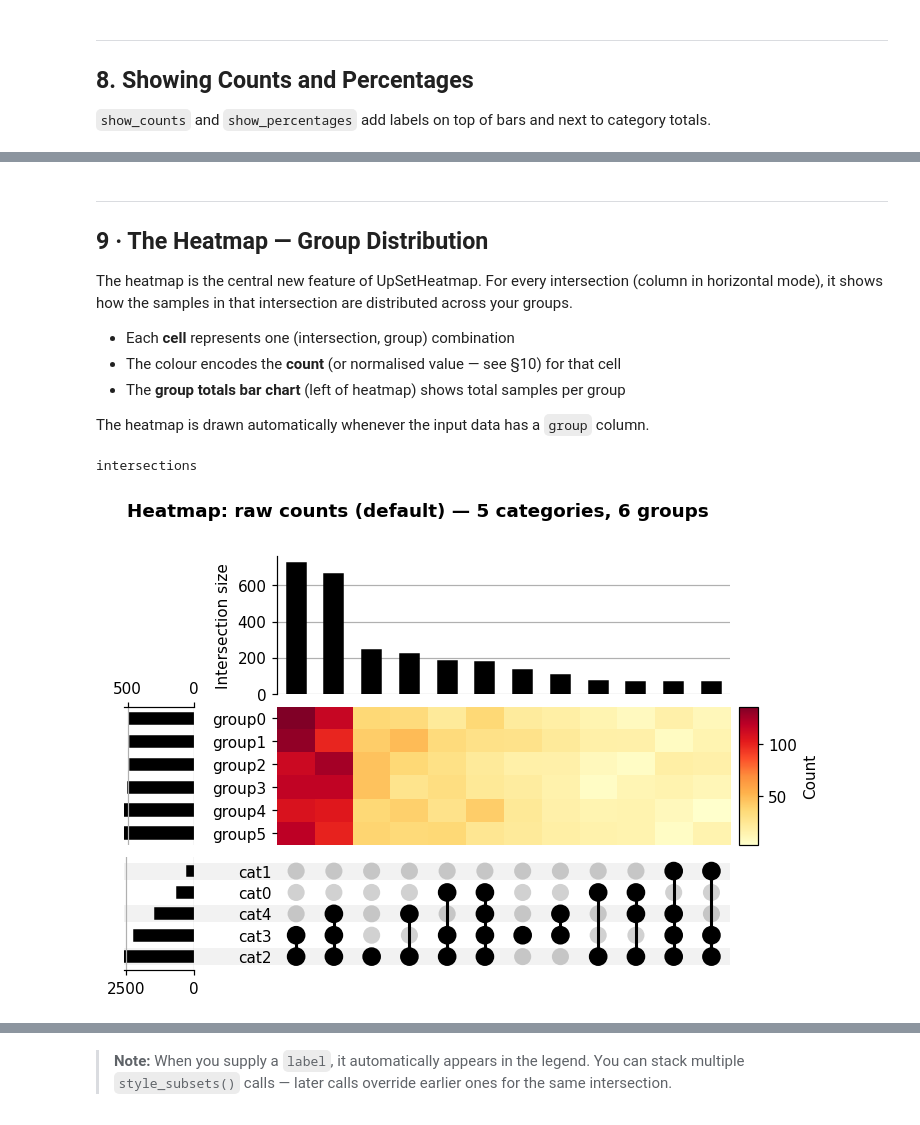
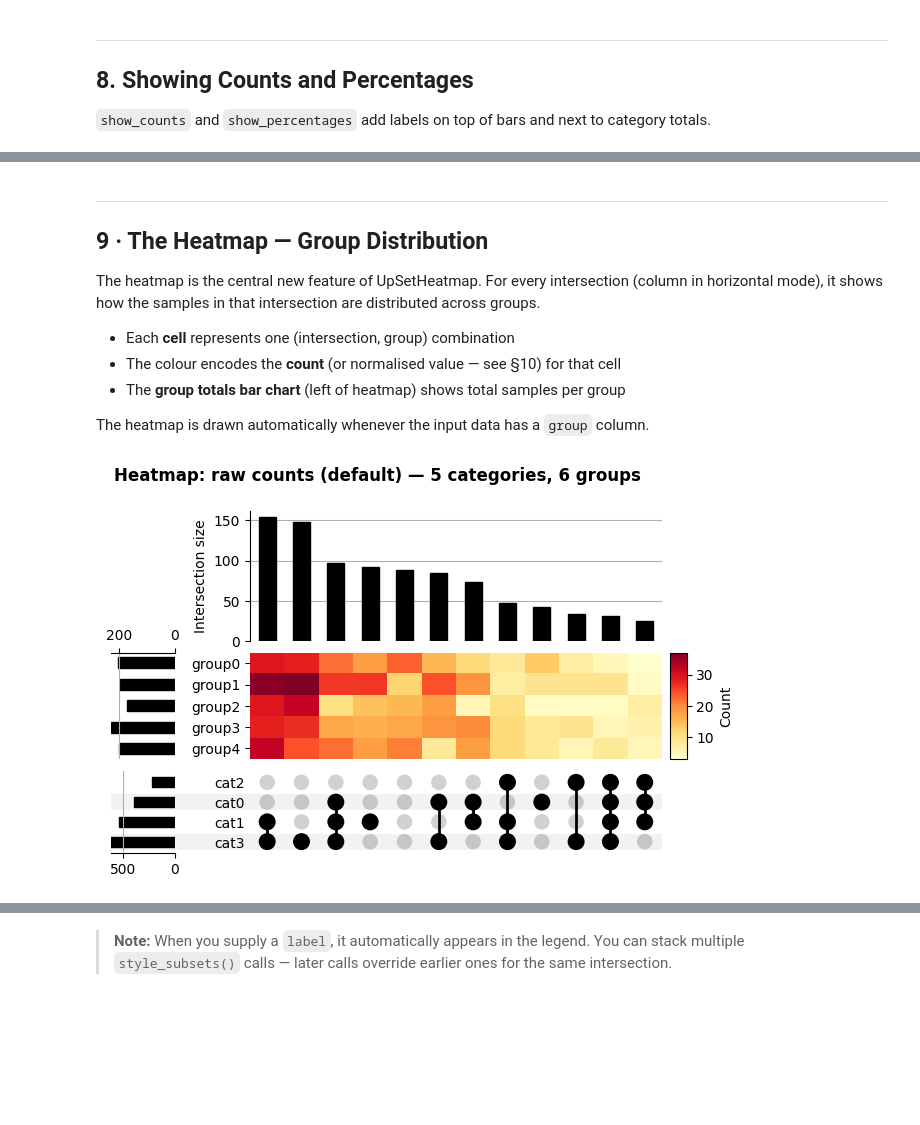
Before and after one commit to andtsouris/UpSetHeatmap, a Jupyter notebook: UpSetHeatmap_Tutorial.ipynb, the cells around one changed output, grey strips where cells are left out. Saved outputs shown, nothing was run; the diff lists cells and outputs as text; code cells hidden in the pictures; blank space fills up the shorter version.

```diff
--- a/UpSetHeatmap_Tutorial.ipynb
+++ b/UpSetHeatmap_Tutorial.ipynb
@@ -274,7 +273,7 @@ intersections
 ---
 ## 9 · The Heatmap — Group Distribution <a id='9-heatmap'></a>
 
-The heatmap is the central new feature of UpSetHeatmap. For every intersection (column in horizontal mode), it shows how the samples in that intersection are distributed across your groups.
+The heatmap is the central new feature of UpSetHeatmap. For every intersection (column in horizontal mode), it shows how the samples in that intersection are distributed across groups.
 
 - Each **cell** represents one (intersection, group) combination
 - The colour encodes the **count** (or normalised value — see §10) for that cell
@@ -282,15 +281,11 @@ The heatmap is the central new feature of UpSetHeatmap. For every intersection (
 
 The heatmap is drawn automatically whenever the input data has a `group` column.
 # %%
-# Use a larger dataset to make the heatmap patterns more visible
-data_large = generate_samples(seed=1, n_samples=3000, n_categories=5, n_groups=6)
-
 fig = plt.figure(figsize=(16, 7))
-UpSetHeatmap(data_large, subset_size="count", sort_by="cardinality",
+UpSetHeatmap(data, subset_size="count", sort_by="cardinality",
       max_subset_rank=12).plot(fig)
 fig.suptitle("Heatmap: raw counts (default) — 5 categories, 6 groups",
              fontsize=12, fontweight="bold")
 plt.show()
 # %% [output]
-intersections
-[figure, old version]
+[figure, new version]
```
Also changed, not shown: parts of 34 cells of this notebook.
